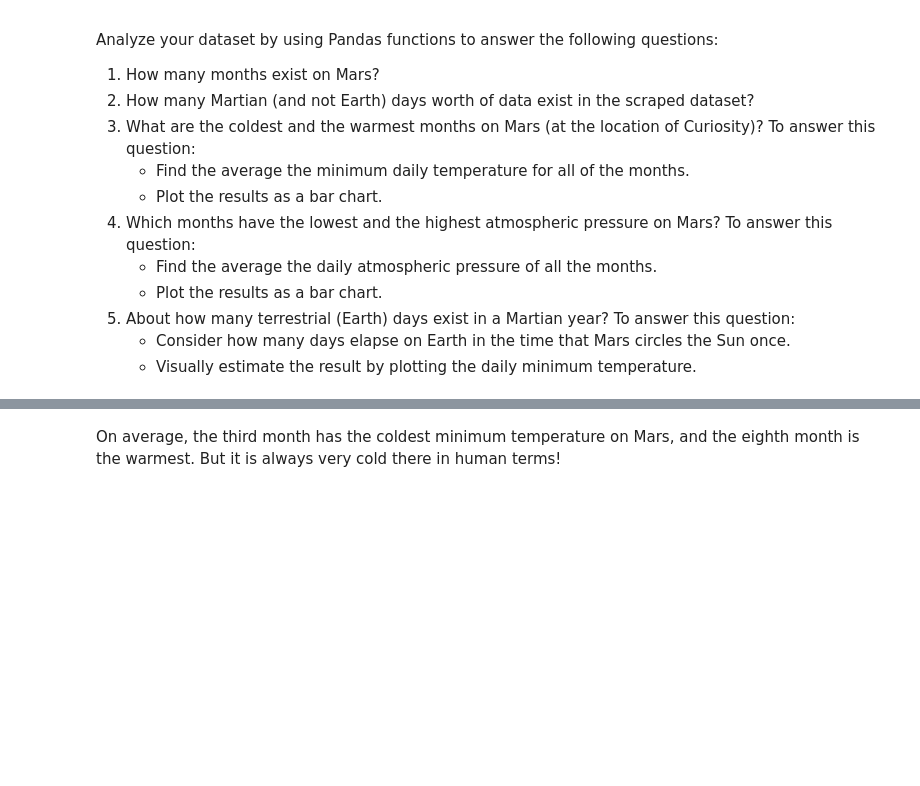
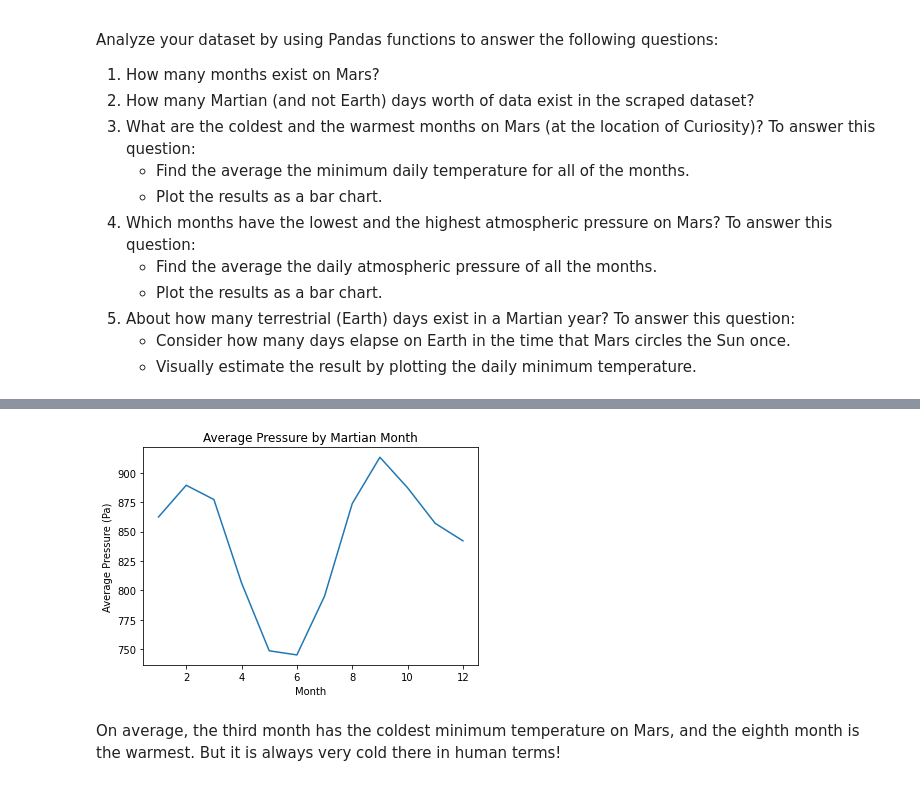
Before and after one commit to lynnh21/data_collection_challenge, a Jupyter notebook: part_2_mars_weather.ipynb, the cells around one changed output, grey strips where cells are left out. Saved outputs shown, nothing was run; the diff lists cells and outputs as text; code cells hidden in the pictures; blank space fills up the shorter version.

```diff
--- a/part_2_mars_weather.ipynb
+++ b/part_2_mars_weather.ipynb
@@ -154,3 +211,15 @@ mars_df.month.nunique()
+# %%
+# Plot the average pressure by month
+avg_pressure_by_month = mars_df.groupby('month')['pressure'].mean()
+
+# Plot the data as a line chart
+plt.plot(avg_pressure_by_month.index, avg_pressure_by_month.values)
+plt.title('Average Pressure by Martian Month')
+plt.xlabel('Month')
+plt.ylabel('Average Pressure (Pa)')
+plt.show()
+# %% [output]
+[figure, added]
 # %%
 # 5. How many terrestrial (earth) days are there in a Martian year?
 # %% [markdown]
```
Also changed, not shown: parts of 10 cells of this notebook, 2 other files.
